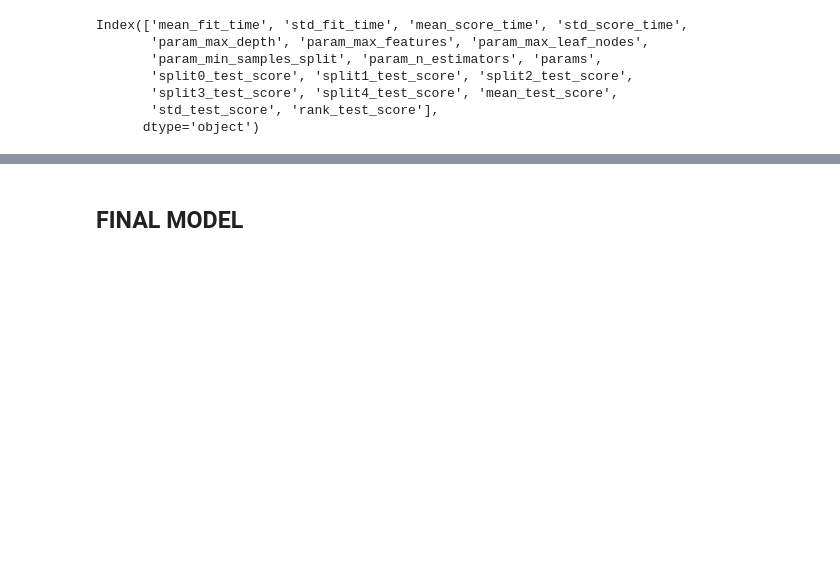
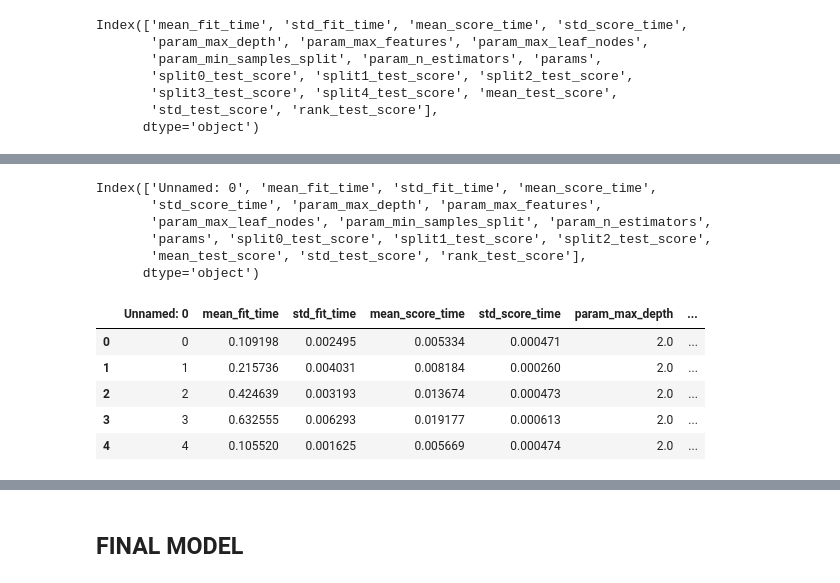
Before and after one commit to alberto-lorente/Make_Believe_v2, a Jupyter notebook: 2. Model building.ipynb, the cells around one changed output, grey strips where cells are left out. Saved outputs shown, nothing was run; the diff lists cells and outputs as text; code cells hidden in the pictures; blank space fills up the shorter version.

```diff
--- a/2. Model building.ipynb
+++ b/2. Model building.ipynb
@@ -307,0 +304,9 @@ gridsearch_results_df.to_csv("gridsearch_results_05-08.csv")
+# %%
+gridsearch_results_df.columns
+# %% [output]
+Index(['Unnamed: 0', 'mean_fit_time', 'std_fit_time', 'mean_score_time',
+       'std_score_time', 'param_max_depth', 'param_max_features',
+       'param_max_leaf_nodes', 'param_min_samples_split', 'param_n_estimators',
+       'params', 'split0_test_score', 'split1_test_score', 'split2_test_score',
+       'mean_test_score', 'std_test_score', 'rank_test_score'],
+      dtype='object')
@@ -307,0 +319,9 @@ gridsearch_results_df.to_csv("gridsearch_results_05-08.csv")
+# %%
+gridsearch_results_df.head()
+# %% [output]
+|  | Unnamed: 0 | mean_fit_time | std_fit_time | mean_score_time | std_score_time | param_max_depth | ... |
+| 0 | 0 | 0.109198 | 0.002495 | 0.005334 | 0.000471 | 2.0 | ... |
+| 1 | 1 | 0.215736 | 0.004031 | 0.008184 | 0.000260 | 2.0 | ... |
+| 2 | 2 | 0.424639 | 0.003193 | 0.013674 | 0.000473 | 2.0 | ... |
+| 3 | 3 | 0.632555 | 0.006293 | 0.019177 | 0.000613 | 2.0 | ... |
+| 4 | 4 | 0.105520 | 0.001625 | 0.005669 | 0.000474 | 2.0 | ... |
```
Also changed, not shown: parts of 20 cells of this notebook.
